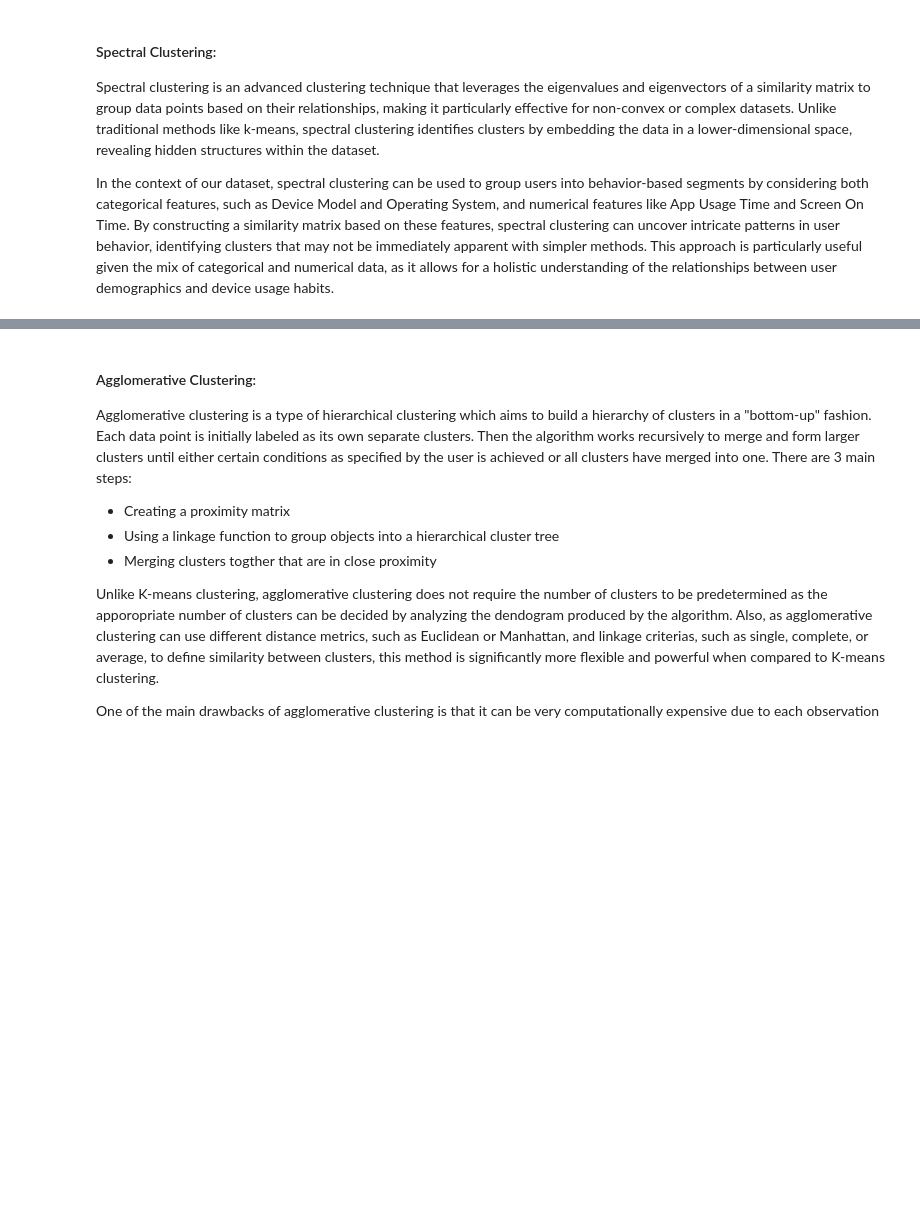
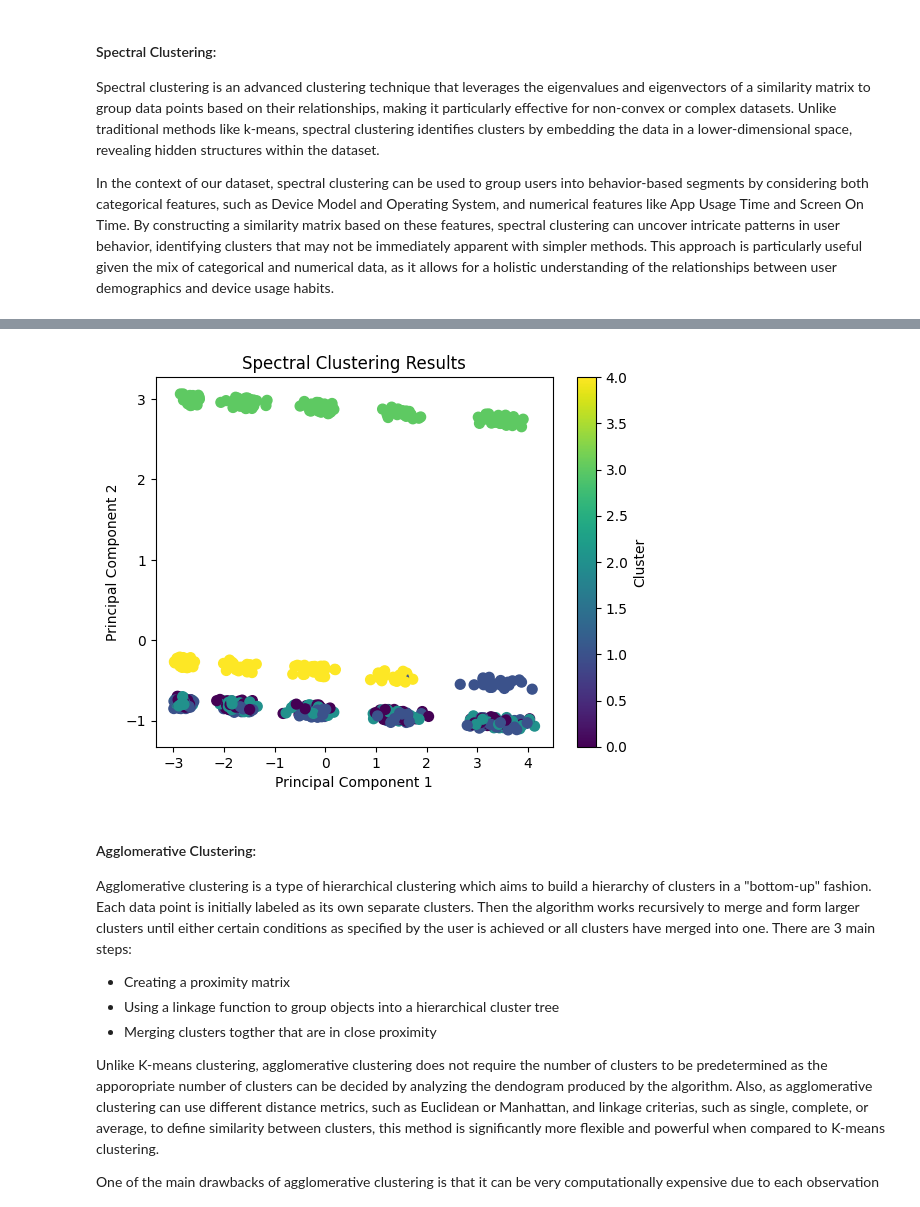
Before and after one commit to Capstone-24-25/Vignette-Clustering-Methods, a Jupyter notebook: results/primary-vignette.ipynb, the cells around one changed output, grey strips where cells are left out. Saved outputs shown, nothing was run; the diff lists cells and outputs as text; code cells hidden in the pictures; blank space fills up the shorter version.

Commit message:
Added spectral clustering and visualization to notebook

```diff
--- a/results/primary-vignette.ipynb
+++ b/results/primary-vignette.ipynb
@@ -104,0 +113,7 @@ In the context of our dataset, spectral clustering can be used to group users in
+# %%
+data = '../data/transformed_user_behavior_dataset.csv'
+
+# perform spectral clustering
+df_with_clusters = spectral_script.perform_spectral_clustering(data)
+
+df_with_clusters.head()
@@ -105,3 +138,21 @@ In the context of our dataset, spectral clustering can be used to group users in
+# %%
+# Reduce dimensions for visualization
+df_transformed = pd.read_csv(data)
+scaler = StandardScaler()
+X_scaled = scaler.fit_transform(df_transformed)
+
+pca = PCA(n_components=2)
+X_pca = pca.fit_transform(X_scaled)
+
+# Plot clusters
+plt.scatter(X_pca[:, 0], X_pca[:, 1], c=df_with_clusters['Cluster'], cmap='viridis', s=50)
+plt.title("Spectral Clustering Results")
+plt.xlabel("Principal Component 1")
+plt.ylabel("Principal Component 2")
+plt.colorbar(label="Cluster")
+plt.show()
+# %% [output]
+[figure, added]
 # %% [markdown]
 #### Agglomerative Clustering:
 Agglomerative clustering is a type of hierarchical clustering which aims to build a hierarchy of clusters in a "bottom-up" fashion. Each data point is initially labeled as its own separate clusters. Then the algorithm works recursively to merge and form larger clusters until either certain conditions as specified by the user is achieved or all clusters have merged into one. There are 3 main steps:
```
Also changed, not shown: parts of 3 cells of this notebook.
